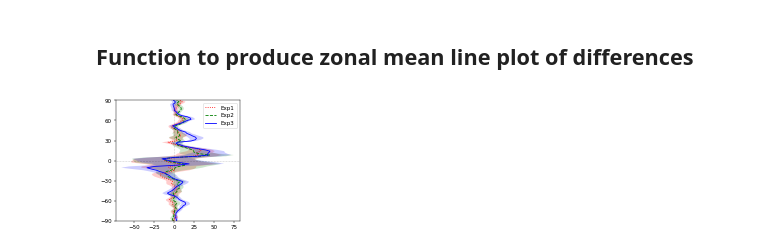
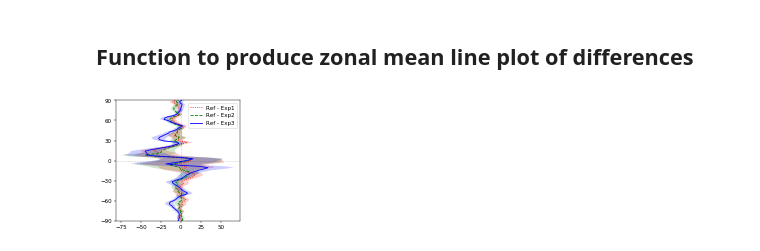
Before and after one commit to grandey/p17d-sulphur-eas-eqm, a Jupyter notebook: analysis_draft2018a/figures_draft2018a.ipynb, the cells around one changed output. Cells and saved outputs as stored; diff of their text form; code cells hidden in the pictures.

```diff
--- a/analysis_draft2018a/figures_draft2018a.ipynb
+++ b/analysis_draft2018a/figures_draft2018a.ipynb
@@ -256,40 +256,41 @@ def zonal_mean_line_plot(variable='PRECC+PRECL',
         zm = data.mean(dim='lon')  # zonal mean
         data.close()
         # Plot line - showing mean diff across time
-        diff = (zm.mean(dim='year').data.flatten() -
-                ref_zm.mean(dim='year').data.flatten())
+        diff = (ref_zm.mean(dim='year').data.flatten()  # Ref - scenario
+                - zm.mean(dim='year').data.flatten())
+        label = 'Ref - {}'.format(scenario_name_dict[scenario])
         ax.plot(diff, zm['lat'].data,
                 c=c, linestyle=linestyle, alpha=1,
-                label=scenario_name_dict[scenario])
+                label=label)
         # Plot shading - showing standard error
         error1 = (zm.std(dim='year', ddof=1).data.flatten() /
                   np.sqrt(zm['year'].size))
         error2 = (ref_zm.std(dim='year', ddof=1).data.flatten() /
                   np.sqrt(ref_zm['year'].size))
         error = np.sqrt(error1**2 + error2**2)
         ax.fill_betweenx(zm['lat'].data, diff-error, diff+error,
                          facecolor=c, alpha=0.2)
     # Lines showing zero
     ax.axhline(0, c='k', alpha=0.2, linewidth=1, linestyle='--')
     ax.axvline(0, c='k', alpha=0.2, linewidth=1, linestyle='--')
     # y-axis
     ax.set_ylim([-90, 90])
     ax.set_yticks(np.arange(-90, 91, 30))
     if ylabel:
         ax.set_ylabel(r'Latitude, $^\circ$N', fontsize='large')
     # x-axis
     if xlabel:
         ax.set_xlabel(xlabel, fontsize='large')
     if xlim:
         ax.set_xlim(xlim)
     # Title and legend
     if title:
         ax.set_title(title, fontsize='large')
     ax.legend()
     return ax
 
 # Example
 if True:
     zonal_mean_line_plot()
 # %% [output]
-[figure, old version]
+[figure, new version]
```
Also changed, not shown: parts of 3 cells of this notebook.
